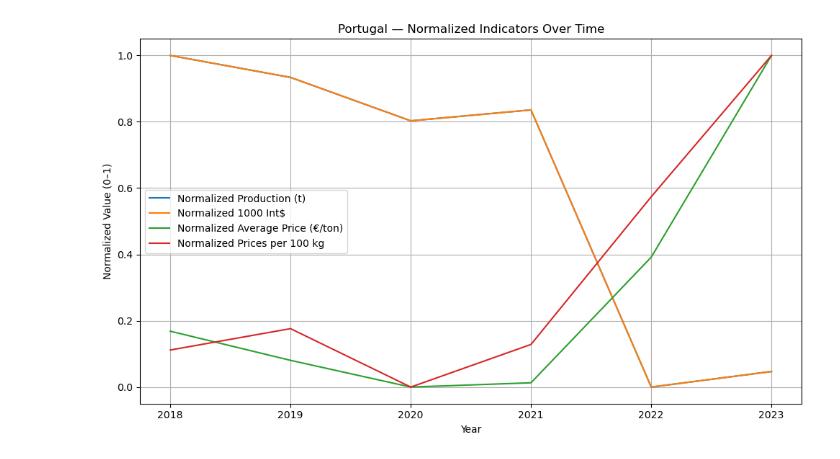
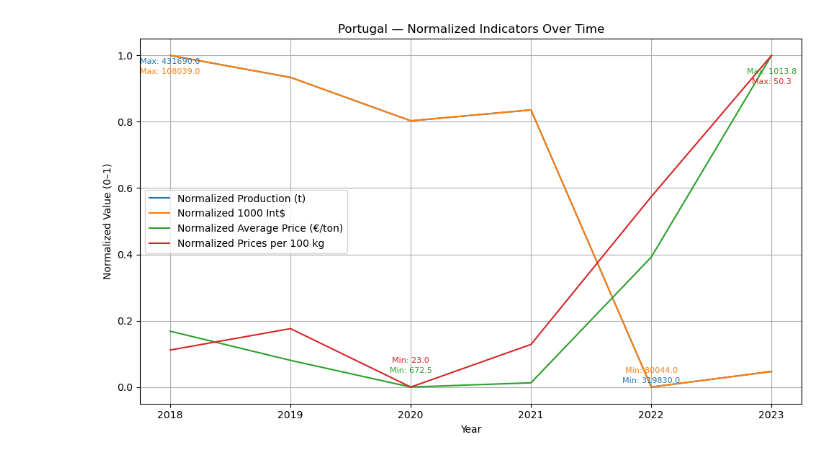
Before and after one commit to Pergih/Hypotato, a Jupyter notebook: notebooks/ss.ipynb, the cells around one changed output. Cells and saved outputs as stored; diff of their text form; code cells hidden in the pictures.

Commit message:
final graph

```diff
--- a/notebooks/ss.ipynb
+++ b/notebooks/ss.ipynb
@@ -20,54 +20,112 @@ df = df.drop(columns=columns_to_drop)
 df.rename(columns={'OBS_VALUE': 'Prices per 100 kg'}, inplace=True)
 df.to_csv('../data/euPrices.csv', index = False)
 # %%
-# Load your datasets
 df = pd.read_csv("../data/joined_output.csv")
 dfEU = pd.read_csv('../data/euPrices.csv')
 
 country = "Portugal"
 
-# Filter main dataset
 df = df[(df['Area'] == country) & (df['Year'] >= 2018) & (df['Year'] <= 2023)]
 df = df.sort_values('Year')
 
-# Filter EU prices
 dfEU = dfEU[dfEU['Geopolitical entity (reporting)'] == country]
 dfEU = dfEU[dfEU['TIME_PERIOD'] >= 2018]
 
-# Normalize the relevant columns
 columns_to_plot = ['Production (t)', '1000 Int$']
 scaler = MinMaxScaler()
 
-# Normalize your main df
 df_norm = df.copy()
 df_norm[columns_to_plot] = scaler.fit_transform(df[columns_to_plot])
 
-# Normalize yearly_avg price
 yearly_avg = yearly_avg[yearly_avg["Year"] <= 2023]
 yearly_avg = yearly_avg[yearly_avg["Year"] >= 2018]
 yearly_avg_norm = yearly_avg.copy()
 yearly_avg_norm["Normalized Price"] = scaler.fit_transform(yearly_avg[["Average Price (€/ton)"]])
 
-# Normalize EU prices
 dfEU = dfEU[dfEU["TIME_PERIOD"] <= 2023]
 dfEU_norm = dfEU.copy()
 dfEU_norm["Normalized EU Price"] = scaler.fit_transform(dfEU[["Prices per 100 kg"]])
+plt.figure(figsize=(10, 6))
+scaler = MinMaxScaler()
+
+columns_to_plot = ['Production (t)', '1000 Int$']
+df_norm = df.copy()
+df_norm[columns_to_plot] = scaler.fit_transform(df[columns_to_plot])
+
+yearly_avg_norm = yearly_avg.copy()
+yearly_avg_norm["Normalized Price"] = scaler.fit_transform(yearly_avg[["Average Price (€/ton)"]])
+
+dfEU_norm = dfEU.copy()
+dfEU_norm["Normalized EU Price"] = scaler.fit_transform(dfEU[["Prices per 100 kg"]])
+
+offsets = {
+    'Production (t)': -0.03,
+    '1000 Int$': -0.06,
+    'Average Price (€/ton)': -0.06,
+    'Prices per 100 kg': -0.09
+}
+
+for col in columns_to_plot:
+    line, = plt.plot(df['Year'], df_norm[col], label=f"Normalized {col}")
+    color = line.get_color()
+
+    min_idx = df[col].idxmin()
+    max_idx = df[col].idxmax()
+
+    min_year = df.loc[min_idx, 'Year']
+    max_year = df.loc[max_idx, 'Year']
+    min_val_real = df[col][min_idx]
+    max_val_real = df[col][max_idx]
+    min_val_norm = df_norm[col][min_idx]
+    max_val_norm = df_norm[col][max_idx]
+
+    off = offsets[col]
+    plt.text(min_year, min_val_norm - off, f"Min: {min_val_real:.1f}", fontsize=8, ha='center', va='top', color=color)
+    plt.text(max_year, max_val_norm + off, f"Max: {max_val_real:.1f}", fontsize=8, ha='center', va='bottom', color=color)
+
+# Average
+line, = plt.plot(yearly_avg_norm["Year"], yearly_avg_norm["Normalized Price"], label="Normalized Average Price (€/ton)")
+color = line.get_color()
+col = 'Average Price (€/ton)'
+
+min_idx = yearly_avg["Average Price (€/ton)"].idxmin()
+max_idx = yearly_avg["Average Price (€/ton)"].idxmax()
+min_year = yearly_avg.loc[min_idx, 'Year']
+max_year = yearly_avg.loc[max_idx, 'Year']
+min_val = yearly_avg["Average Price (€/ton)"][min_idx]
+max_val = yearly_avg["Average Price (€/ton)"][max_idx]
+min_val_norm = yearly_avg_norm["Normalized Price"][min_idx]
+max_val_norm = yearly_avg_norm["Normalized Price"][max_idx]
+off = offsets[col]
+
+plt.text(min_year, min_val_norm - off, f"Min: {min_val:.1f}", fontsize=8, ha='center', va='top', color=color)
+plt.text(max_year, max_val_norm + off, f"Max: {max_val:.1f}", fontsize=8, ha='center', va='bottom', color=color)
+
+
+line, = plt.plot(dfEU_norm["TIME_PERIOD"], dfEU_norm["Normalized EU Price"], label="Normalized Prices per 100 kg")
+color = line.get_color()
+col = 'Prices per 100 kg'
+
+min_idx = dfEU["Prices per 100 kg"].idxmin()
+max_idx = dfEU["Prices per 100 kg"].idxmax()
+min_year = dfEU.loc[min_idx, 'TIME_PERIOD']
+max_year = dfEU.loc[max_idx, 'TIME_PERIOD']
+min_val = dfEU["Prices per 100 kg"][min_idx]
+max_val = dfEU["Prices per 100 kg"][max_idx]
+min_val_norm = dfEU_norm["Normalized EU Price"][min_idx]
+max_val_norm = dfEU_norm["Normalized EU Price"][max_idx]
+off = offsets[col]
+
+plt.text(min_year, min_val_norm - off, f"Min: {min_val:.1f}", fontsize=8, ha='center', va='top', color=color)
+plt.text(max_year, max_val_norm + off, f"Max: {max_val:.1f}", fontsize=8, ha='center', va='bottom', color=color)
 
 # Plotting
-plt.figure(figsize=(10, 6))
-
-for col in columns_to_plot:
-    plt.plot(df_norm['Year'], df_norm[col], label=f"Normalized {col}")
-
-plt.plot(yearly_avg_norm["Year"], yearly_avg_norm["Normalized Price"], label="Normalized Average Price (€/ton)")
-plt.plot(dfEU_norm["TIME_PERIOD"], dfEU_norm["Normalized EU Price"], label="Normalized Prices per 100 kg")
-
 plt.title(f"{country} — Normalized Indicators Over Time")
 plt.xlabel("Year")
 plt.ylabel("Normalized Value (0–1)")
 plt.legend()
 plt.grid(True)
 plt.tight_layout()
 plt.show()
 # %% [output]
-[figure, old version]
+[figure, new version]
```
Also changed, not shown: 1 other file.
